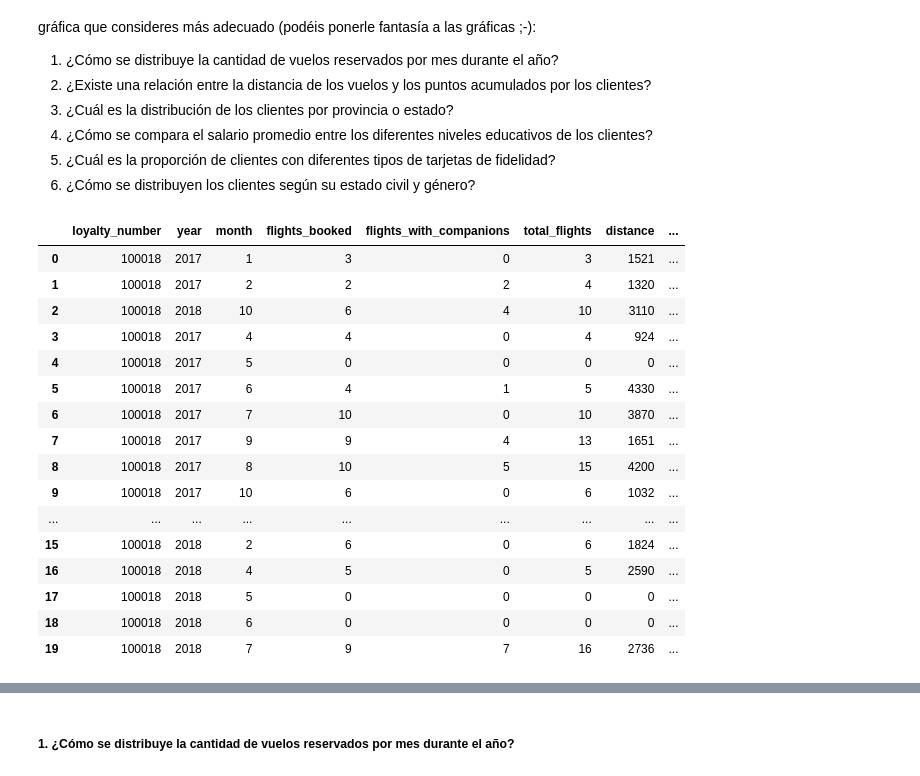
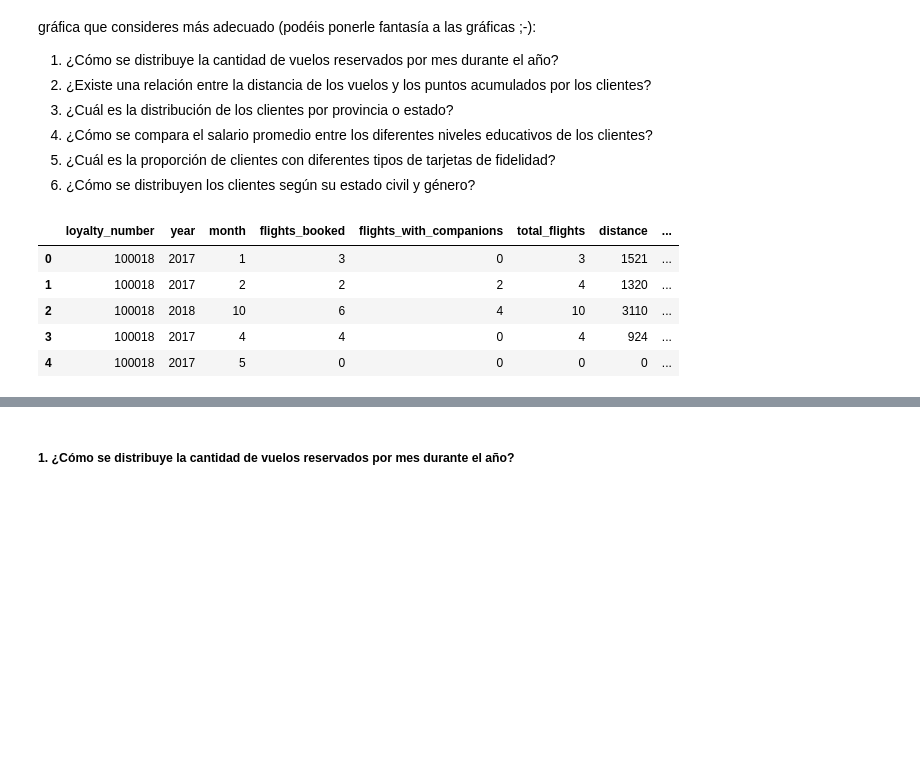
Before and after one commit to Adalab/bda-modulo-3-evaluacion-final-maria-diz, a Jupyter notebook: Fase_2_Visualizacion.ipynb, the cells around one changed output, grey strips where cells are left out. Drawn from its saved outputs; the diff is of its cells as text; code cells hidden in the pictures; blank space fills up the shorter version.

```diff
--- a/Fase_2_Visualizacion.ipynb
+++ b/Fase_2_Visualizacion.ipynb
@@ -18,26 +18,15 @@ import seaborn as sns
 
 pd.set_option('display.max_columns', None)
 # %%
-df_information = pd.read_csv("csv/customer_information_airline.csv", index_col = 0)
-df_information.head(20)
+df_information = pd.read_csv("csv/customer_information_airline_merged.csv", index_col = 0)
+df_information.head()
 # %% [output]
 |  | loyalty_number | year | month | flights_booked | flights_with_companions | total_flights | distance | ... |
 | 0 | 100018 | 2017 | 1 | 3 | 0 | 3 | 1521 | ... |
 | 1 | 100018 | 2017 | 2 | 2 | 2 | 4 | 1320 | ... |
 | 2 | 100018 | 2018 | 10 | 6 | 4 | 10 | 3110 | ... |
 | 3 | 100018 | 2017 | 4 | 4 | 0 | 4 | 924 | ... |
 | 4 | 100018 | 2017 | 5 | 0 | 0 | 0 | 0 | ... |
-| 5 | 100018 | 2017 | 6 | 4 | 1 | 5 | 4330 | ... |
-| 6 | 100018 | 2017 | 7 | 10 | 0 | 10 | 3870 | ... |
-| 7 | 100018 | 2017 | 9 | 9 | 4 | 13 | 1651 | ... |
-| 8 | 100018 | 2017 | 8 | 10 | 5 | 15 | 4200 | ... |
-| 9 | 100018 | 2017 | 10 | 6 | 0 | 6 | 1032 | ... |
-| ... | ... | ... | ... | ... | ... | ... | ... | ... |
-| 15 | 100018 | 2018 | 2 | 6 | 0 | 6 | 1824 | ... |
-| 16 | 100018 | 2018 | 4 | 5 | 0 | 5 | 2590 | ... |
-| 17 | 100018 | 2018 | 5 | 0 | 0 | 0 | 0 | ... |
-| 18 | 100018 | 2018 | 6 | 0 | 0 | 0 | 0 | ... |
-| 19 | 100018 | 2018 | 7 | 9 | 7 | 16 | 2736 | ... |
 # %%
 df_information.info()
 # %% [output]
```
Also changed, not shown: parts of 23 cells of this notebook, 22 other files.
